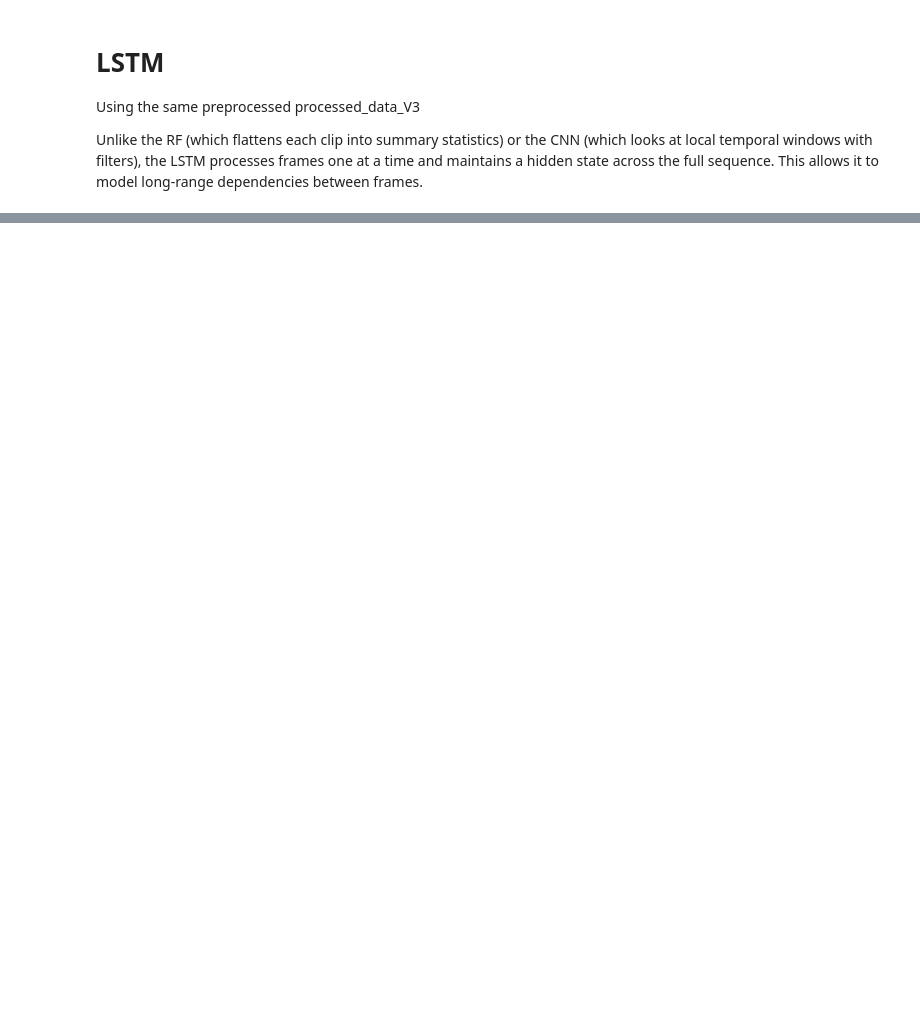
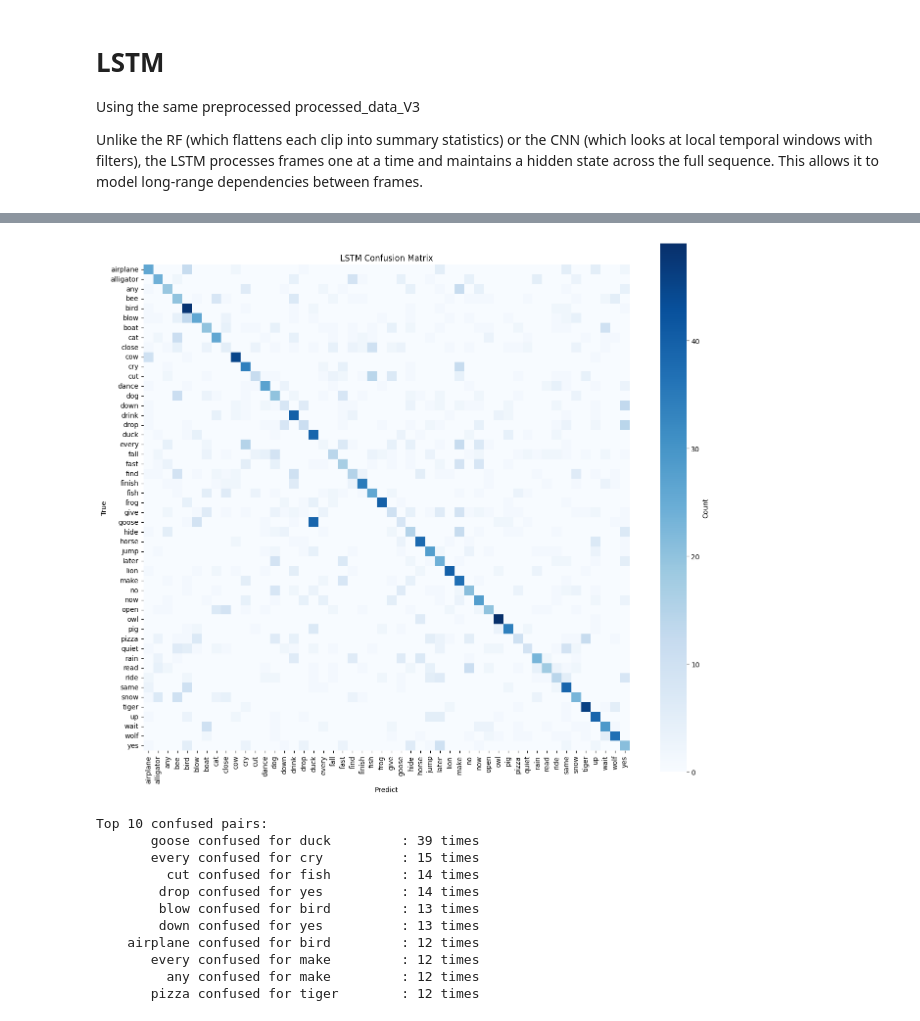
Before and after one commit to Jus199/MLproject, a Jupyter notebook: LSTM_New.ipynb, the cells around one changed output, grey strips where cells are left out. Cells and saved outputs as stored; diff of their text form; code cells hidden in the pictures; blank space fills up the shorter version.

```diff
--- a/LSTM_New.ipynb
+++ b/LSTM_New.ipynb
@@ -171,8 +175,5 @@ Mean CV: 33.32% ± 16.02%
 # %%
-# ── Hyperparameter tuning ─────────────────────────────────────────────────────
-# Each config = 5 folds. Pick a small grid unless you have GPU time to burn.
-# Start with 3-5 configs; add more only if you see promising trends.
-
+# hyper paramter tuning
 param_grid = [
     # Baseline
     {'lstm_units': (128, 64), 'dropout': 0.4, 'bidirectional': True},
@@ -190,7 +191,7 @@ param_grid = [
 tuning_results = []
 
 for params in param_grid:
-    print(f'\n\n>>> Config: {params}')
+    print(f'\n\nConfig: {params}')
     accs = []
     for fold in range(n_folds):
         tr = folds[f'fold_{fold}_train']
@@ -207,15 +208,14 @@ for params in param_grid:
                       ReduceLROnPlateau(monitor='val_loss', factor=0.5, patience=4, min_lr=1e-5),
                   ],
                   verbose=0)
-        _, acc = model.evaluate(X_dev[va], y_va_cat, verbose=0)
+        q, acc = model.evaluate(X_dev[va], y_va_cat, verbose=0)
         accs.append(acc)
         print(f'  Fold {fold+1}: {acc*100:.2f}%')
     mean_acc = np.mean(accs)
     std_acc  = np.std(accs)
     tuning_results.append((params, mean_acc, std_acc))
-    print(f'  => Mean: {mean_acc*100:.2f}% ± {std_acc*100:.2f}%')
+    print(f'Mean: {mean_acc*100:.2f}% ± {std_acc*100:.2f}%')
 
-best_params, best_acc, _ = max(tuning_results, key=lambda r: r[1])
-print(f'\n\n=== Best config: {best_params} @ {best_acc*100:.2f}% ===')
+best_params, best_acc, xxx = max(tuning_results, key=lambda r: r[1])
 # %% [output]
 >>> Config: {'lstm_units': (128, 64), 'dropout': 0.4, 'bidirectional': True}
@@ -222,15 +296,12 @@ print(f'\n\n=== Best config: {best_params} @ {best_acc*100:.2f}% ===')
 # %%
-# ── Final model: train on full dev set with best params, evaluate on test ─────
-# Use fold 0's val split as early-stopping watchdog, remaining dev as train.
-# Keeps the final model selection honest: nothing touches the held-out test.
-
+# final model with ebst params
 val_slice = folds['fold_0_val']
 train_slice = np.setdiff1d(np.arange(len(X_dev)), val_slice)
 
 y_dev_cat  = to_categorical(y_dev,  num_classes)
 y_test_cat = to_categorical(y_test, num_classes)
 
-final_model = build_lstm(input_sshape = input_shape, num_classes=num_classes, **best_params)
+final_model = build_lstm(input_shape = input_shape, num_classes=num_classes, **best_params)
 final_model.fit(
     X_dev[train_slice], y_dev_cat[train_slice],
     validation_data=(X_dev[val_slice], y_dev_cat[val_slice]),
@@ -252,23 +359,33 @@ print(classification_report(y_test, y_pred, target_names=classes, zero_division=
 # %%
-# ── Confusion matrix (professor's suggestion #3) ──────────────────────────────
+# confusion matrix
 cm = confusion_matrix(y_test, y_pred)
 
 plt.figure(figsize=(16, 14))
-sns.heatmap(cm, xticklabels=classes, yticklabels=classes, cmap='Blues',
-            square=True, cbar_kws={'label': 'Count'})
-plt.xlabel('Predicted')
+sns.heatmap(cm, xticklabels=classes, yticklabels=classes, cmap='Blues', square=True, cbar_kws={'label': 'Count'})
+plt.xlabel('Predict')
 plt.ylabel('True')
-plt.title(f'LSTM Confusion Matrix — Test Accuracy {test_acc*100:.1f}%')
+plt.title('LSTM Confusion Matrix')
 plt.xticks(rotation=90)
-plt.yticks(rotation=0)
-plt.tight_layout()
 plt.savefig('lstm_confusion_matrix.png', dpi=120)
 plt.show()
 
 cm_no_diag = cm.copy()
 np.fill_diagonal(cm_no_diag, 0)
 print('\nTop 10 confused pairs:')
 for idx in np.argsort(cm_no_diag.ravel())[-10:][::-1]:
     i, j = np.unravel_index(idx, cm_no_diag.shape)
     if cm_no_diag[i, j] > 0:
-        print(f'  {classes[i]:>12} -> {classes[j]:<12} : {cm_no_diag[i, j]} times')
+        print(f'{classes[i]:>12} confused for {classes[j]:<12} : {cm_no_diag[i, j]} times')
+# %% [output]
+[figure, added]
+Top 10 confused pairs:
+       goose confused for duck         : 39 times
+       every confused for cry          : 15 times
+         cut confused for fish         : 14 times
+        drop confused for yes          : 14 times
+        blow confused for bird         : 13 times
+        down confused for yes          : 13 times
+    airplane confused for bird         : 12 times
+       every confused for make         : 12 times
+         any confused for make         : 12 times
+       pizza confused for tiger        : 12 times
```
Also changed, not shown: parts of 12 cells of this notebook.
